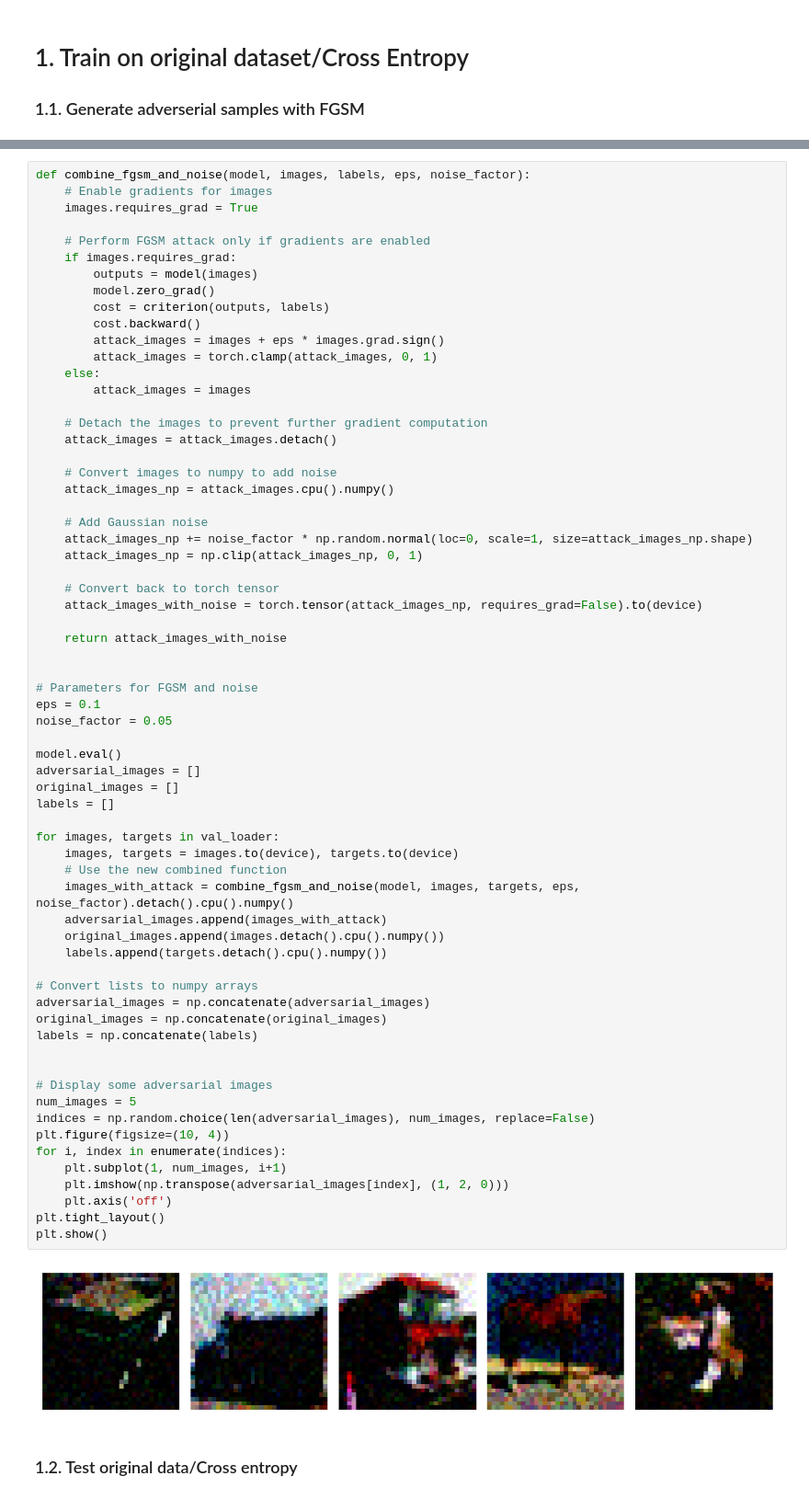
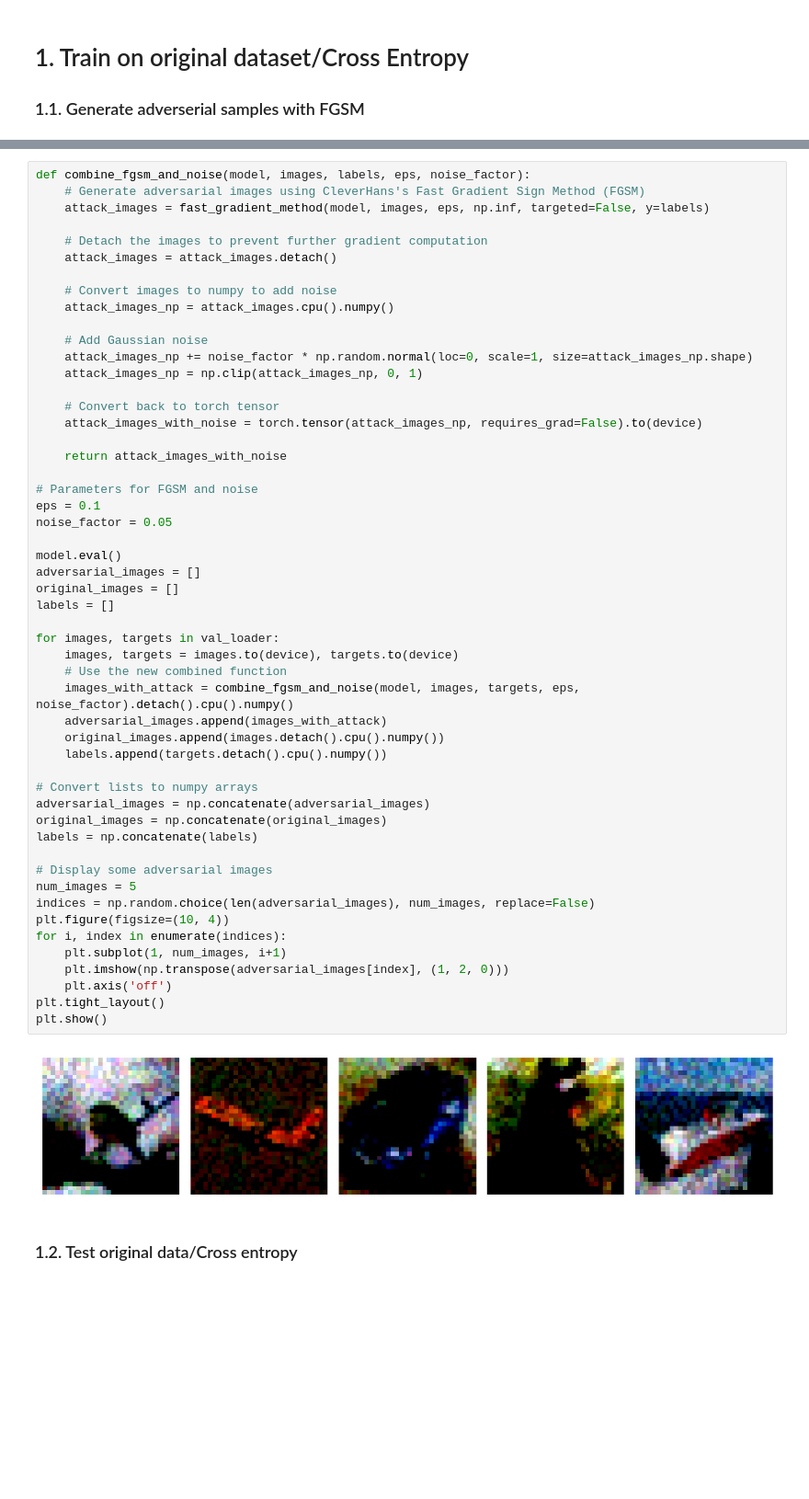
Before and after one commit to moshafieeha/Deep-Learning-Mini-Projects, a Jupyter notebook: Robustenss in Classification.ipynb, the cells around one changed output, grey strips where cells are left out. Shown: that part at 92% size. Cells and saved outputs as stored; diff of their text form; blank space fills up the shorter version.

Commit message:
Update FGSM attack

```diff
--- a/Robustenss in Classification.ipynb
+++ b/Robustenss in Classification.ipynb
@@ -248,18 +249,7 @@ Epoch [10/10], Loss: 0.1013
 # %%
 def combine_fgsm_and_noise(model, images, labels, eps, noise_factor):
-    # Enable gradients for images
-    images.requires_grad = True
-
-    # Perform FGSM attack only if gradients are enabled
-    if images.requires_grad:
-        outputs = model(images)
-        model.zero_grad()
-        cost = criterion(outputs, labels)
-        cost.backward()
-        attack_images = images + eps * images.grad.sign()
-        attack_images = torch.clamp(attack_images, 0, 1)
-    else:
-        attack_images = images
+    # Generate adversarial images using CleverHans's Fast Gradient Sign Method (FGSM)
+    attack_images = fast_gradient_method(model, images, eps, np.inf, targeted=False, y=labels)
 
     # Detach the images to prevent further gradient computation
     attack_images = attack_images.detach()
@@ -275,7 +265,6 @@ def combine_fgsm_and_noise(model, images, labels, eps, noise_factor):
     attack_images_with_noise = torch.tensor(attack_images_np, requires_grad=False).to(device)
 
     return attack_images_with_noise
-
 
 # Parameters for FGSM and noise
 eps = 0.1
@@ -283,35 +272,34 @@ noise_factor = 0.05
 
 model.eval()
 adversarial_images = []
 original_images = []
 labels = []
 
 for images, targets in val_loader:
     images, targets = images.to(device), targets.to(device)
     # Use the new combined function
     images_with_attack = combine_fgsm_and_noise(model, images, targets, eps, noise_factor).detach().cpu().numpy()
     adversarial_images.append(images_with_attack)
     original_images.append(images.detach().cpu().numpy())
     labels.append(targets.detach().cpu().numpy())
 
 # Convert lists to numpy arrays
 adversarial_images = np.concatenate(adversarial_images)
 original_images = np.concatenate(original_images)
 labels = np.concatenate(labels)
 
-
 # Display some adversarial images
 num_images = 5
 indices = np.random.choice(len(adversarial_images), num_images, replace=False)
 plt.figure(figsize=(10, 4))
 for i, index in enumerate(indices):
     plt.subplot(1, num_images, i+1)
     plt.imshow(np.transpose(adversarial_images[index], (1, 2, 0)))
     plt.axis('off')
 plt.tight_layout()
 plt.show()
 # %% [output]
-[figure, old version]
+[figure, new version]
 # %% [markdown]
 ### 1.2. Test original data/Cross entropy
 # %%
```
Also changed, not shown: parts of 2 cells of this notebook.
